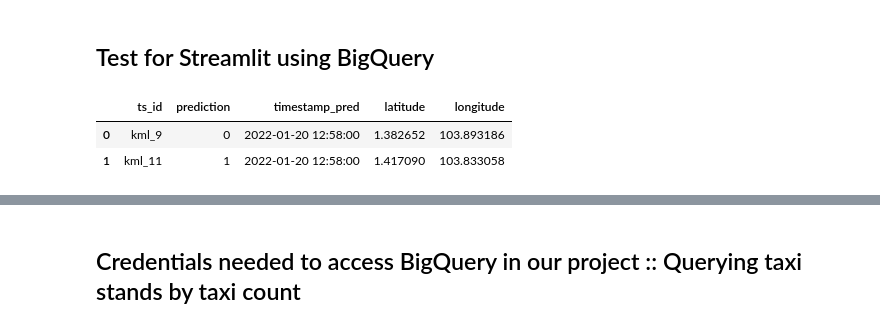
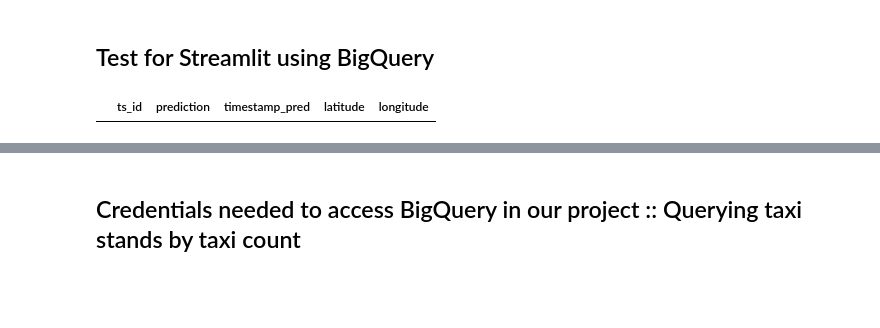
Before and after one commit to alealejandro1/taxi_compass, a Jupyter notebook: notebooks/Alejandro_taxi_compass.ipynb, the cells around one changed output, grey strips where cells are left out. Drawn from its saved outputs; the diff is of its cells as text; code cells hidden in the pictures; blank space fills up the shorter version.

```diff
--- a/notebooks/Alejandro_taxi_compass.ipynb
+++ b/notebooks/Alejandro_taxi_compass.ipynb
@@ -428,30 +428,28 @@ for taxi_coordinates in coordinates:
 # %%
 
 def SQL_Query(taxi_stands_string):
     '''
     Takes a taxi_stand_list and performs a query on the latest
     predictions on taxi_stand occupation
     '''
     taxi_stand_tuple = tuple(taxi_stands_string.split('-'))
 
     QUERY_TS_PRED =f"""
     SELECT p.taxi_st_id as ts_id, p.taxi_count_pred as prediction, p.timestamp_pred as timestamp_pred,
     c.taxi_st_lat as latitude, c.taxi_st_lon as longitude
     FROM `taxi-compass-lewagon.api_dataset.r_taxi_stand_pred` as p
     LEFT JOIN `taxi-compass-lewagon.api_dataset.c_taxi_stand` as c
     ON p.taxi_st_id = c.taxi_st_id
     WHERE timestamp_pred = "{time_df}" AND p.taxi_st_id in {taxi_stand_tuple}
     """
 
     query_job = bigquery_client.query(QUERY_TS_PRED)
     query_df = query_job.to_dataframe()
     return query_df
 
-time_df = '2022-01-20 12:58:00'
+time_df = '2022-01-26 15:25:00'
 taxi_stands_string = 'kml_11-kml_9'
 results_df = SQL_Query(taxi_stands_string)
 results_df
 # %% [output]
 |  | ts_id | prediction | timestamp_pred | latitude | longitude |
-| 0 | kml_9 | 0 | 2022-01-20 12:58:00 | 1.382652 | 103.893186 |
-| 1 | kml_11 | 1 | 2022-01-20 12:58:00 | 1.417090 | 103.833058 |
```
Also changed, not shown: parts of 9 cells of this notebook, 1 other file.
